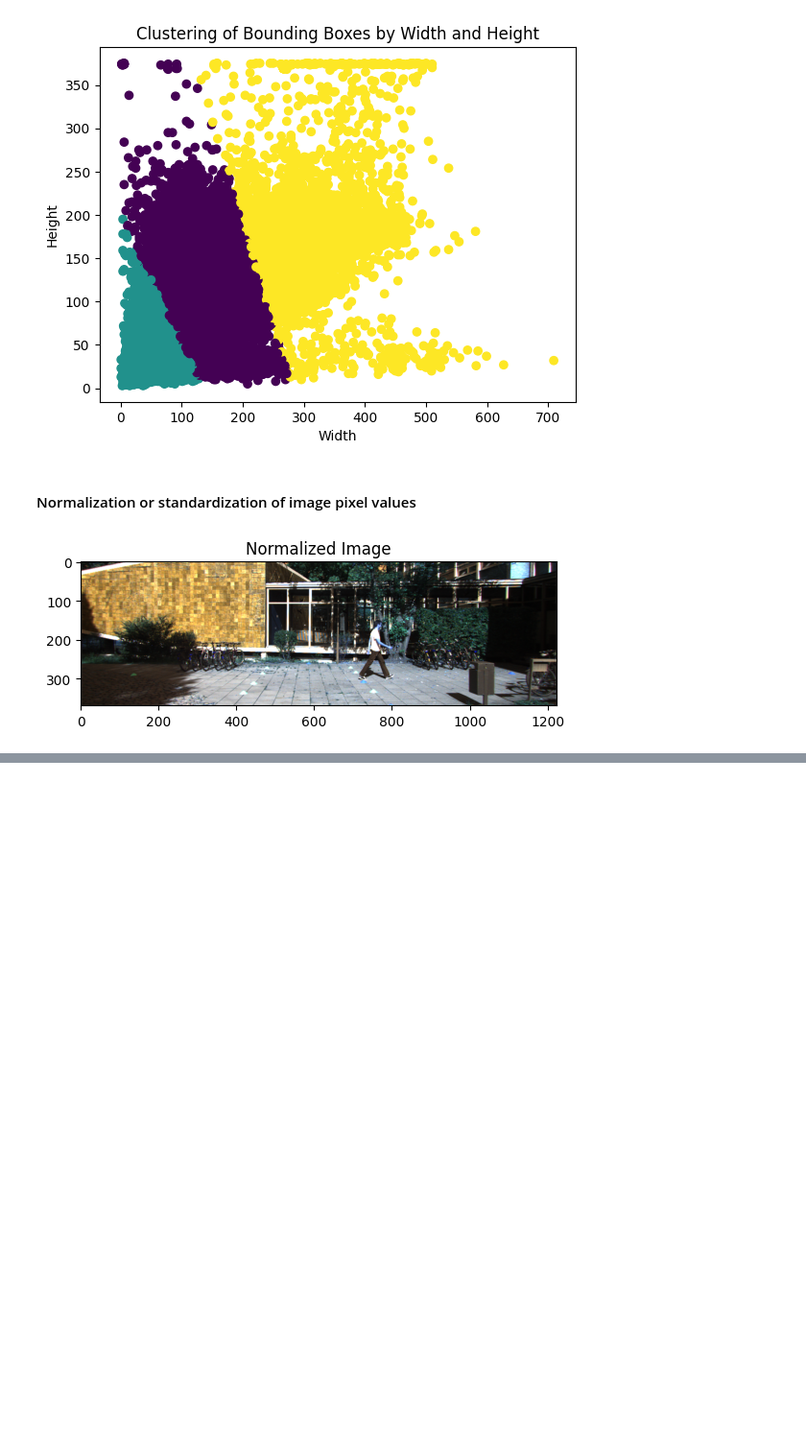
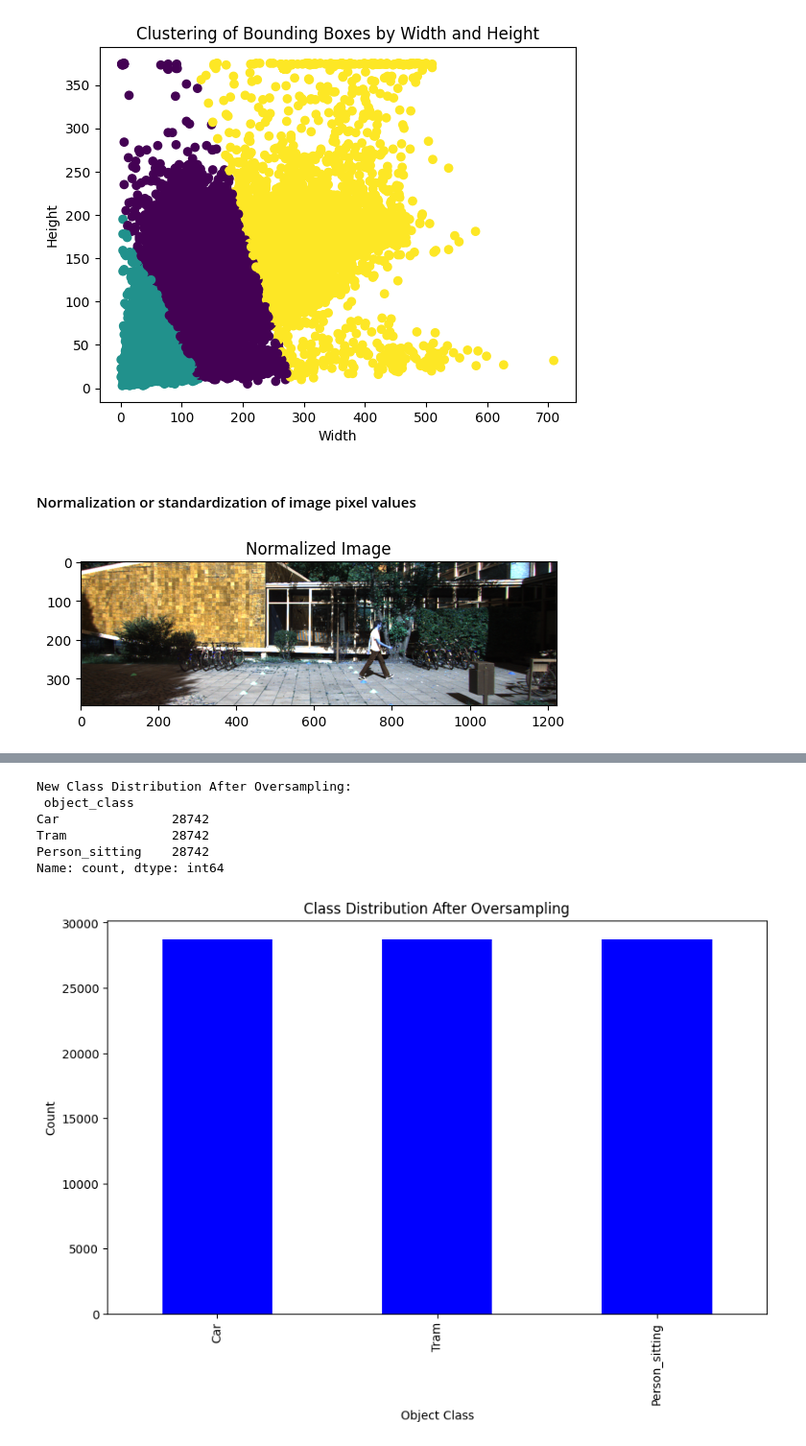
Before and after one commit to osvaldosun97/RobotShuttle, a Jupyter notebook: EDA-KITTI.ipynb, the cells around one changed output, grey strips where cells are left out. Shown at 96% size. Cells and saved outputs as stored; diff of their text form; code cells hidden in the pictures; blank space fills up the shorter version.

```diff
--- a/EDA-KITTI.ipynb
+++ b/EDA-KITTI.ipynb
@@ -641,0 +624,38 @@ plt.show()
+# %%
+# Separate majority and minority classes
+df_majority = df_labels[df_labels['object_class'] == 'Car']
+df_minority_tram = df_labels[df_labels['object_class'] == 'Tram']
+df_minority_person_sitting = df_labels[df_labels['object_class'] == 'Person_sitting']
+
+# Oversample minority classes (e.g., 'Tram' and 'Person_sitting') to match 'Car'
+df_minority_tram_oversampled = resample(df_minority_tram,
+                                        replace=True,     # Sample with replacement
+                                        n_samples=len(df_majority),  # Match number of 'Car' instances
+                                        random_state=123)  # Reproducible results
+
+df_minority_person_sitting_oversampled = resample(df_minority_person_sitting,
+                                                  replace=True,
+                                                  n_samples=len(df_majority),
+                                                  random_state=123)
+
+# Combine majority class with oversampled minority class
+df_oversampled = pd.concat([df_majority, df_minority_tram_oversampled, df_minority_person_sitting_oversampled])
+
+# Display new class distribution
+print("New Class Distribution After Oversampling:\n", df_oversampled['object_class'].value_counts())
+
+# Plot new class distribution
+plt.figure(figsize=(10, 6))
+df_oversampled['object_class'].value_counts().plot(kind='bar', color='blue')
+plt.title('Class Distribution After Oversampling')
+plt.xlabel('Object Class')
+plt.ylabel('Count')
+plt.show()
+# %% [output]
+New Class Distribution After Oversampling:
+ object_class
+Car               28742
+Tram              28742
+Person_sitting    28742
+Name: count, dtype: int64
+[figure, added]
```
Also changed, not shown: parts of 18 cells of this notebook.
